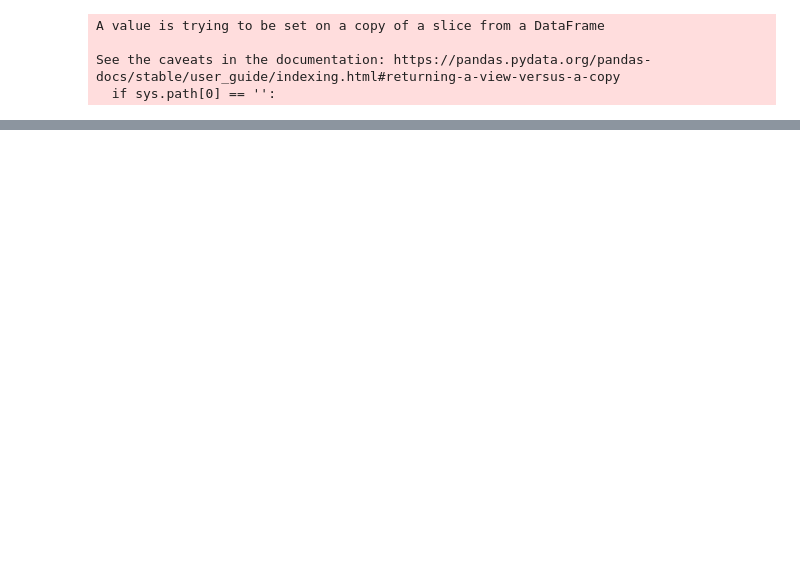
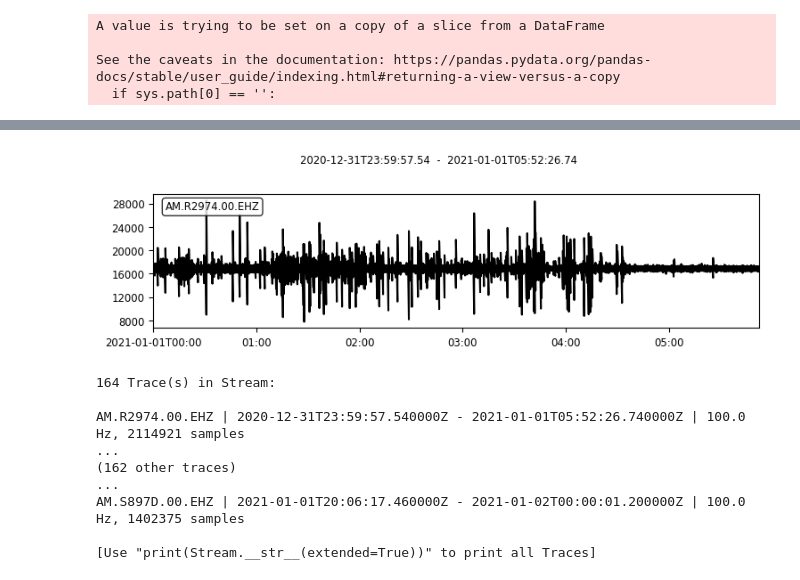
Before and after one commit to bayleecm/RSML, a Jupyter notebook: EQTransformer 1 Day Test.ipynb, the cells around one changed output, grey strips where cells are left out. Saved outputs shown, nothing was run; the diff lists cells and outputs as text; code cells hidden in the pictures; blank space fills up the shorter version.

```diff
--- a/EQTransformer 1 Day Test.ipynb
+++ b/EQTransformer 1 Day Test.ipynb
@@ -213,0 +413,14 @@ len(THEORETICAL)
+# %%
+sttestread[0].plot();
+sttestread.filter("bandpass", freqmin=2, freqmax=10)
+# %% [output]
+[figure, added]
+164 Trace(s) in Stream:
+
+AM.R2974.00.EHZ | 2020-12-31T23:59:57.540000Z - 2021-01-01T05:52:26.740000Z | 100.0 Hz, 2114921 samples
+...
+(162 other traces)
+...
+AM.S897D.00.EHZ | 2021-01-01T20:06:17.460000Z - 2021-01-02T00:00:01.200000Z | 100.0 Hz, 1402375 samples
+
+[Use "print(Stream.__str__(extended=True))" to print all Traces]
```
Also changed, not shown: parts of 31 cells of this notebook.
